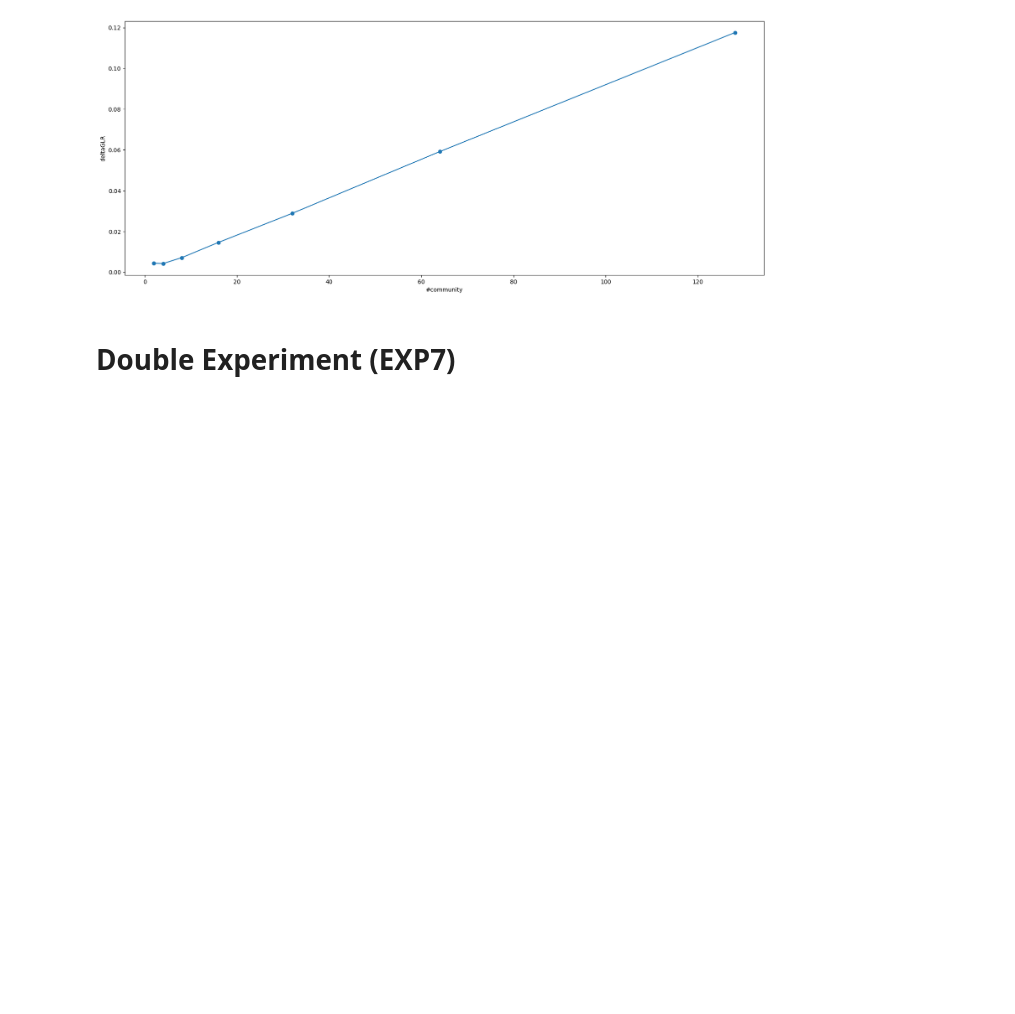
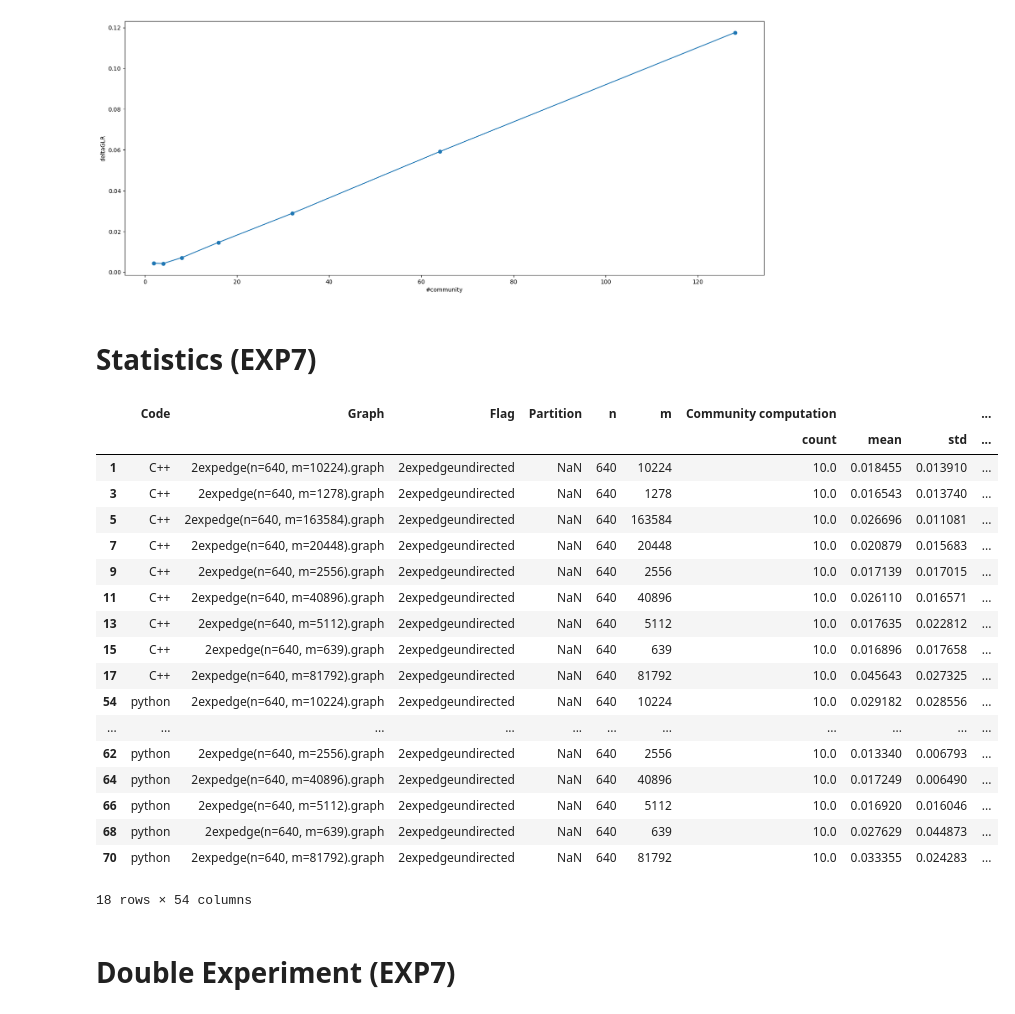
Before and after one commit to RobyBobby24/AlgorithmEngineering, a Jupyter notebook: analysis/double_experiment.ipynb, the cells around one changed output. Saved outputs shown, nothing was run; the diff lists cells and outputs as text; code cells hidden in the pictures; blank space fills up the shorter version.

```diff
--- a/analysis/double_experiment.ipynb
+++ b/analysis/double_experiment.ipynb
@@ -800,6 +934,30 @@ dexpcommunityundirected[["deltaGLR"]]
 plot_column(dexpcommunityundirected, ["deltaGLR"])
 # %% [output]
 [figure]
+# %% [markdown]
+# Statistics (EXP7)
+# %%
+statistics[ statistics["Flag"] == "2expedgeundirected"]
+# %% [output]
+|  | Code | Graph | Flag | Partition | n | m | Community computation |  |  | ... |
+|  |  |  |  |  |  |  | count | mean | std | ... |
+| 1 | C++ | 2expedge(n=640, m=10224).graph | 2expedgeundirected | NaN | 640 | 10224 | 10.0 | 0.018455 | 0.013910 | ... |
+| 3 | C++ | 2expedge(n=640, m=1278).graph | 2expedgeundirected | NaN | 640 | 1278 | 10.0 | 0.016543 | 0.013740 | ... |
+| 5 | C++ | 2expedge(n=640, m=163584).graph | 2expedgeundirected | NaN | 640 | 163584 | 10.0 | 0.026696 | 0.011081 | ... |
+| 7 | C++ | 2expedge(n=640, m=20448).graph | 2expedgeundirected | NaN | 640 | 20448 | 10.0 | 0.020879 | 0.015683 | ... |
+| 9 | C++ | 2expedge(n=640, m=2556).graph | 2expedgeundirected | NaN | 640 | 2556 | 10.0 | 0.017139 | 0.017015 | ... |
+| 11 | C++ | 2expedge(n=640, m=40896).graph | 2expedgeundirected | NaN | 640 | 40896 | 10.0 | 0.026110 | 0.016571 | ... |
+| 13 | C++ | 2expedge(n=640, m=5112).graph | 2expedgeundirected | NaN | 640 | 5112 | 10.0 | 0.017635 | 0.022812 | ... |
+| 15 | C++ | 2expedge(n=640, m=639).graph | 2expedgeundirected | NaN | 640 | 639 | 10.0 | 0.016896 | 0.017658 | ... |
+| 17 | C++ | 2expedge(n=640, m=81792).graph | 2expedgeundirected | NaN | 640 | 81792 | 10.0 | 0.045643 | 0.027325 | ... |
+| 54 | python | 2expedge(n=640, m=10224).graph | 2expedgeundirected | NaN | 640 | 10224 | 10.0 | 0.029182 | 0.028556 | ... |
+| ... | ... | ... | ... | ... | ... | ... | ... | ... | ... | ... |
+| 62 | python | 2expedge(n=640, m=2556).graph | 2expedgeundirected | NaN | 640 | 2556 | 10.0 | 0.013340 | 0.006793 | ... |
+| 64 | python | 2expedge(n=640, m=40896).graph | 2expedgeundirected | NaN | 640 | 40896 | 10.0 | 0.017249 | 0.006490 | ... |
+| 66 | python | 2expedge(n=640, m=5112).graph | 2expedgeundirected | NaN | 640 | 5112 | 10.0 | 0.016920 | 0.016046 | ... |
+| 68 | python | 2expedge(n=640, m=639).graph | 2expedgeundirected | NaN | 640 | 639 | 10.0 | 0.027629 | 0.044873 | ... |
+| 70 | python | 2expedge(n=640, m=81792).graph | 2expedgeundirected | NaN | 640 | 81792 | 10.0 | 0.033355 | 0.024283 | ... |
+18 rows × 54 columns
 # %% [markdown]
 # Double Experiment (EXP7)
 # %% [markdown]
```
Also changed, not shown: parts of 58 cells of this notebook, 18 other files.
